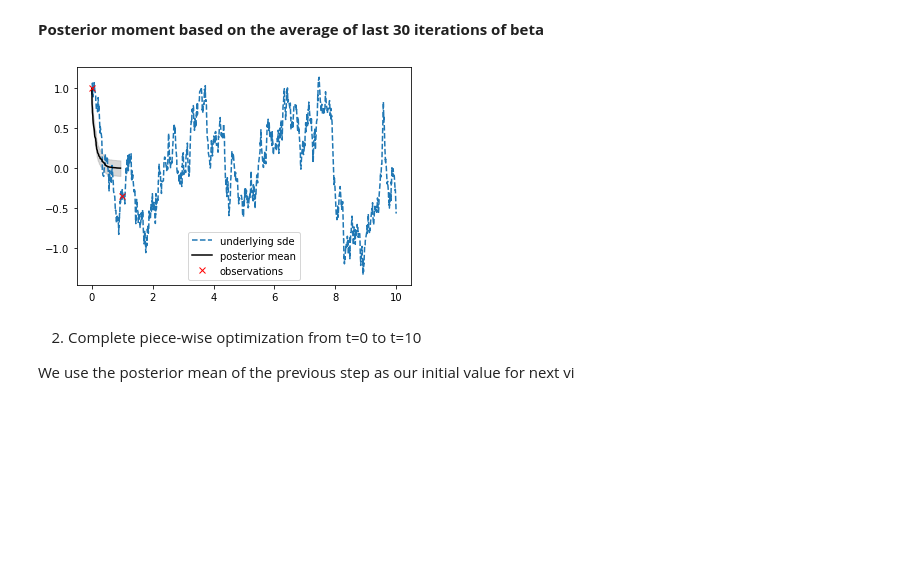
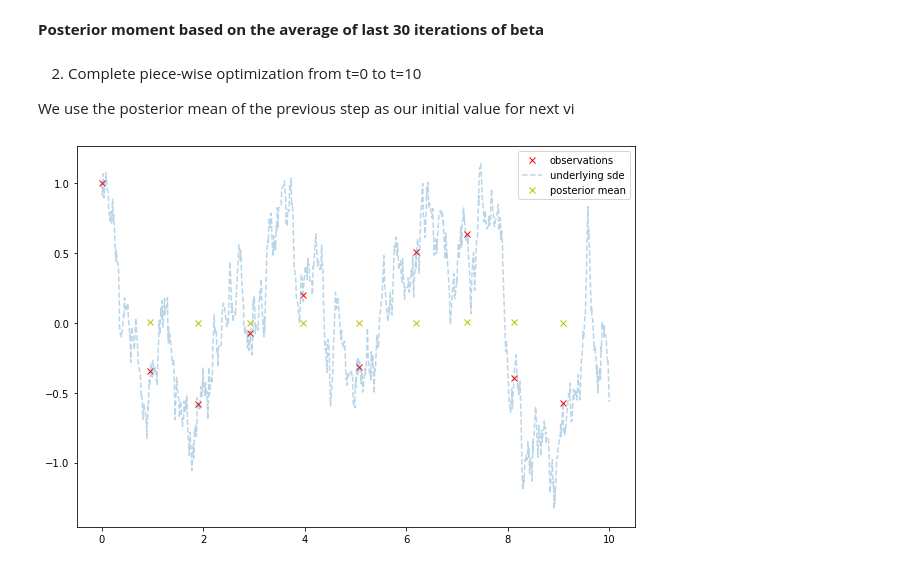
Before and after one commit to thysics/VI_SDE, a Jupyter notebook: vi_sde_toy_01.ipynb, the cells around one changed output. Cells and saved outputs as stored; diff of their text form; code cells hidden in the pictures; blank space fills up the shorter version.

Commit message:
visualization for a meeting

```diff
--- a/vi_sde_toy_01.ipynb
+++ b/vi_sde_toy_01.ipynb
@@ -151,6 +151,7 @@ plt.show()
 [figure]
 # %%
 obs = np.random.normal(loc = true_sde.trj[::100], scale = .001)
+obs_time = true_sde.pts[::100]
 # %%
 plt.title("Observations (x) from underlying SDE (--)")
 plt.plot(true_sde.pts, true_sde.trj, '--')
@@ -247,11 +248,9 @@ pmean, psd = posterior_moment(obs[0], 0, beta_.data.numpy())
 plt.plot(true_sde.pts, true_sde.trj, linestyle='dashed', label='underlying sde')
 plt.plot(true_sde.pts[:100], pmean, 'black', label='posterior mean')
 plt.fill_between(true_sde.pts[1:100], pmean[1:] - psd, pmean[1:] + psd, alpha=0.3, color='grey')
-plt.plot(obs[:2], 'rx', label='observations')
+plt.plot(obs, 'rx', label='observations')
 plt.legend()
 plt.show()
-# %% [output]
-[figure, removed]
 # %% [markdown]
 2. Complete piece-wise optimization from t=0 to t=10
 
@@ -260,14 +259,14 @@ We use the posterior mean of the previous step as our initial value for next vi
 vi_beta = np.empty(9)
 # %%
 N = 100
-learning_rate = 0.0002
+learning_rate = 0.000002
 z0 = obs[0]
 
 for t in tq.tqdm(range(obs.shape[0]-1)):
     beta_ = np.random.uniform(0, 5)
 
     trace = []
-    for i in range(200):
+    for i in range(100):
         beta_grad = 0.
 
         for i in range(N):
@@ -288,9 +287,14 @@ for t in tq.tqdm(range(obs.shape[0]-1)):
     z0 *= np.exp(-1 * vi_beta[t] * (obs_time[t+1] - obs_time[t]))
 # score.compute_score()
 # %%
-plt.plot(obs_time, obs, 'rx')
-plt.plot(true_sde.pts, true_sde.trj, linestyle='dashed', label='underlying sde')
-plt.plot(obs_time[1:], obs[:-1] * np.exp(-1 * vi_beta * (obs_time[1:] - obs_time[:-1])), 'bx')
+plt.figure(figsize=(10,7))
+plt.plot(obs_time, obs, 'rx', label='observations')
+plt.plot(true_sde.pts, true_sde.trj, linestyle='dashed', label='underlying sde', alpha=0.3)
+plt.plot(obs_time.data.numpy()[1:], obs[:-1] * np.exp(-1 * vi_beta * (obs_time.data.numpy()[1:] - obs_time.data.numpy()[:-1])), 'yx', label='posterior mean')
+plt.legend()
+plt.show()
+# %% [output]
+[figure, added]
 # %%
 beta_ = 3.
 
```
